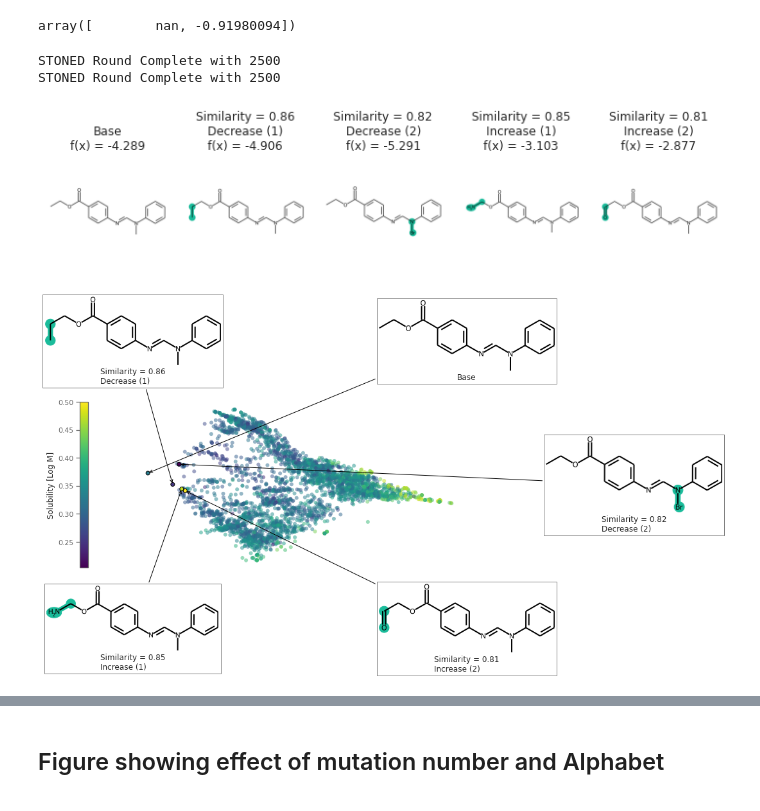
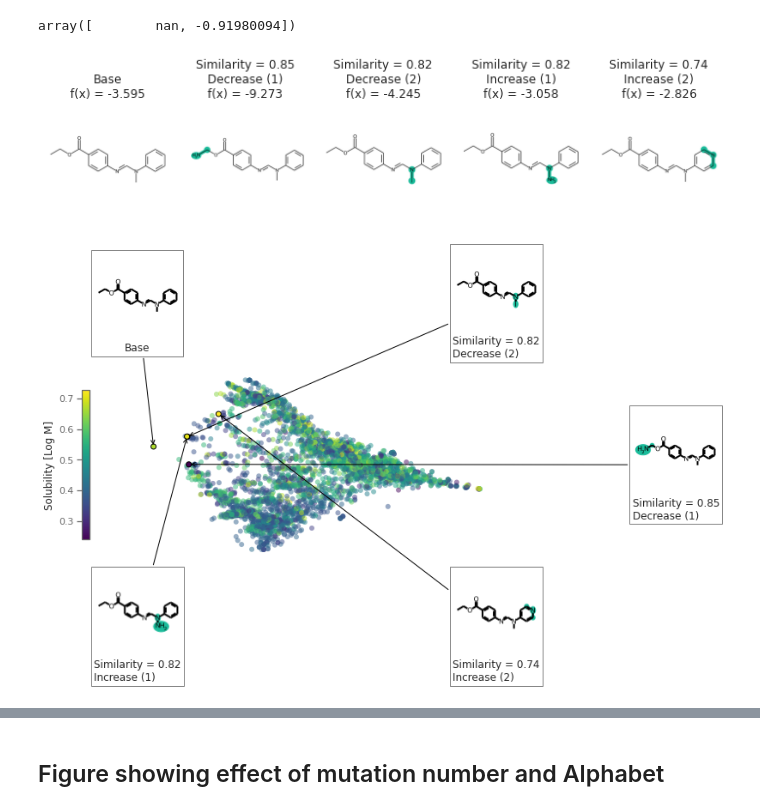
Before and after one commit to ur-whitelab/exmol, a Jupyter notebook: paper/Solubility-RNN.ipynb, the cells around one changed output, grey strips where cells are left out. Cells and saved outputs as stored; diff of their text form; code cells hidden in the pictures.

```diff
--- a/paper/Solubility-RNN.ipynb
+++ b/paper/Solubility-RNN.ipynb
@@ -25,7 +23,7 @@ np.random.seed(0)
 # %%
 # scramble them
 # Reduced for CI!
-soldata = soldata.sample(frac=0.01, random_state=0).reset_index(drop=True)
+soldata = soldata.sample(frac=1, random_state=0).reset_index(drop=True)
 soldata.head()
 # %% [output]
 |  | ID | Name | InChI | InChIKey | SMILES | Solubility | SD | Ocurrences | Group | MolWt | ... |
@@ -164,3 +137,5 @@ result = model.fit(train_data, validation_data=val_data, epochs=100, verbose=0)
+# %%
+model = tf.keras.models.load_model('models/RNN-model')
 # %%
 plt.plot(result.history['loss'], label='training')
 plt.plot(result.history['val_loss'], label='validation')
@@ -209,6 +184,4 @@ array([        nan, -0.91980094])
 # %%
 stoned_kwargs={'num_samples': 2500, 'alphabet':exmol.get_basic_alphabet(), 'max_mutations': 2}
 space = exmol.sample_space(soldata.SMILES[4], predictor_function, stoned_kwargs=stoned_kwargs)
+exps = exmol.rcf_explain(space, 0.5, nmols=4)
-# %% [output]
-STONED Round Complete with 2500
-STONED Round Complete with 2500
@@ -218,17 +189,23 @@ exps = exmol.rcf_explain(space, 0.5, nmols=4)
 fkw = {'figsize': (10,3)}
 exmol.plot_cf(exps, figure_kwargs=fkw, mol_size=(450,400), nrows=1)
 plt.savefig('rnn-simple.png',  bbox_inches='tight', dpi=180)
+svg = exmol.insert_svg(exps, mol_fontsize=16)
+with open('rnn-simple.svg', 'w') as f:
+    f.write(svg)
 # %% [output]
-[figure, old version]
+[figure, new version]
 # %%
 fkw = {'figsize': (10,4)}
 font = {'family' : 'normal',
         'weight' : 'normal',
         'size'   : 22}
 
-exmol.plot_space(space, exps, figure_kwargs=fkw, mol_size=(300,200), offset=1)
+exmol.plot_space(space, exps, figure_kwargs=fkw, mol_size=(100,100), offset=1)
 ax=plt.gca()
-plt.colorbar(ax.get_children()[1],ax=[ax], label='Solubility [Log M]', location='left')
+plt.colorbar(ax.get_children()[1],ax=[ax], label='Solubility [Log M]', location='left',shrink=0.8)
 plt.savefig('rnn-space.png', bbox_inches='tight', dpi=180)
+svg = exmol.insert_svg(exps, mol_fontsize=16)
+with open('svg_figs/rnn-space.svg', 'w') as f:
+    f.write(svg)
 # %% [output]
-[figure, old version]
+[figure, new version]
```
Also changed, not shown: parts of 15 cells of this notebook, 23 other files.
